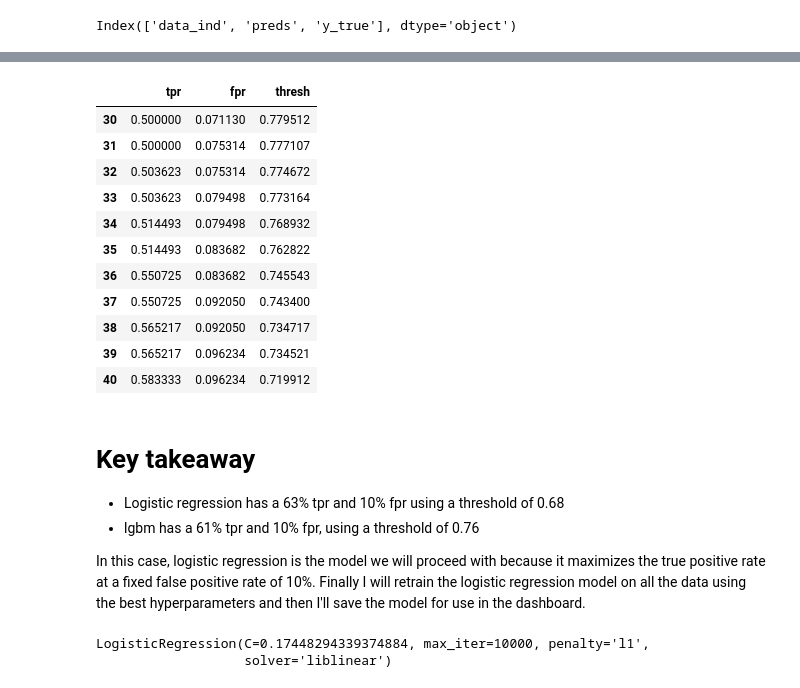
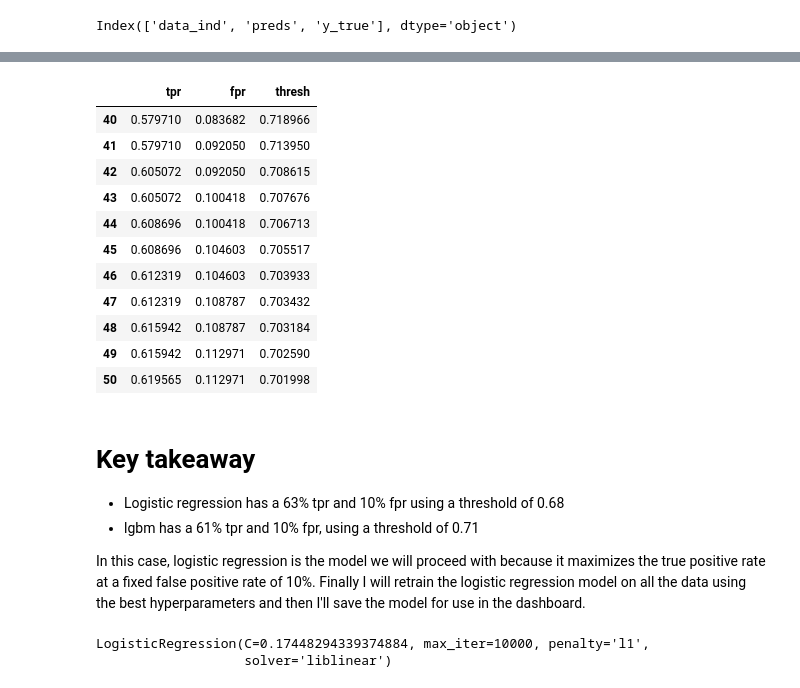
Before and after one commit to pdrew32/Cafe-Casa-Martinez, a Jupyter notebook: model_simulated_profitability.ipynb, the cells around one changed output, grey strips where cells are left out. Cells and saved outputs as stored; diff of their text form; code cells hidden in the pictures.

```diff
--- a/model_simulated_profitability.ipynb
+++ b/model_simulated_profitability.ipynb
@@ -530,22 +578,22 @@ thr_lr.loc[40:50]
 # %%
-thr_lgbm.loc[30:40]
+thr_lgbm.loc[40:50]
 # %% [output]
 |  | tpr | fpr | thresh |
-| 30 | 0.500000 | 0.071130 | 0.779512 |
-| 31 | 0.500000 | 0.075314 | 0.777107 |
-| 32 | 0.503623 | 0.075314 | 0.774672 |
-| 33 | 0.503623 | 0.079498 | 0.773164 |
-| 34 | 0.514493 | 0.079498 | 0.768932 |
-| 35 | 0.514493 | 0.083682 | 0.762822 |
-| 36 | 0.550725 | 0.083682 | 0.745543 |
-| 37 | 0.550725 | 0.092050 | 0.743400 |
-| 38 | 0.565217 | 0.092050 | 0.734717 |
-| 39 | 0.565217 | 0.096234 | 0.734521 |
-| 40 | 0.583333 | 0.096234 | 0.719912 |
+| 40 | 0.579710 | 0.083682 | 0.718966 |
+| 41 | 0.579710 | 0.092050 | 0.713950 |
+| 42 | 0.605072 | 0.092050 | 0.708615 |
+| 43 | 0.605072 | 0.100418 | 0.707676 |
+| 44 | 0.608696 | 0.100418 | 0.706713 |
+| 45 | 0.608696 | 0.104603 | 0.705517 |
+| 46 | 0.612319 | 0.104603 | 0.703933 |
+| 47 | 0.612319 | 0.108787 | 0.703432 |
+| 48 | 0.615942 | 0.108787 | 0.703184 |
+| 49 | 0.615942 | 0.112971 | 0.702590 |
+| 50 | 0.619565 | 0.112971 | 0.701998 |
 # %% [markdown]
 # Key takeaway
 - Logistic regression has a 63% tpr and 10% fpr using a threshold of 0.68
-- lgbm has a 61% tpr and 10% fpr, using a threshold of 0.76
+- lgbm has a 61% tpr and 10% fpr, using a threshold of 0.71
 
 In this case, logistic regression is the model we will proceed with because it maximizes the true positive rate at a fixed false positive rate of 10%. Finally I will retrain the logistic regression model on all the data using the best hyperparameters and then I'll save the model for use in the dashboard.
 # %%
```
Also changed, not shown: parts of 12 cells of this notebook.
